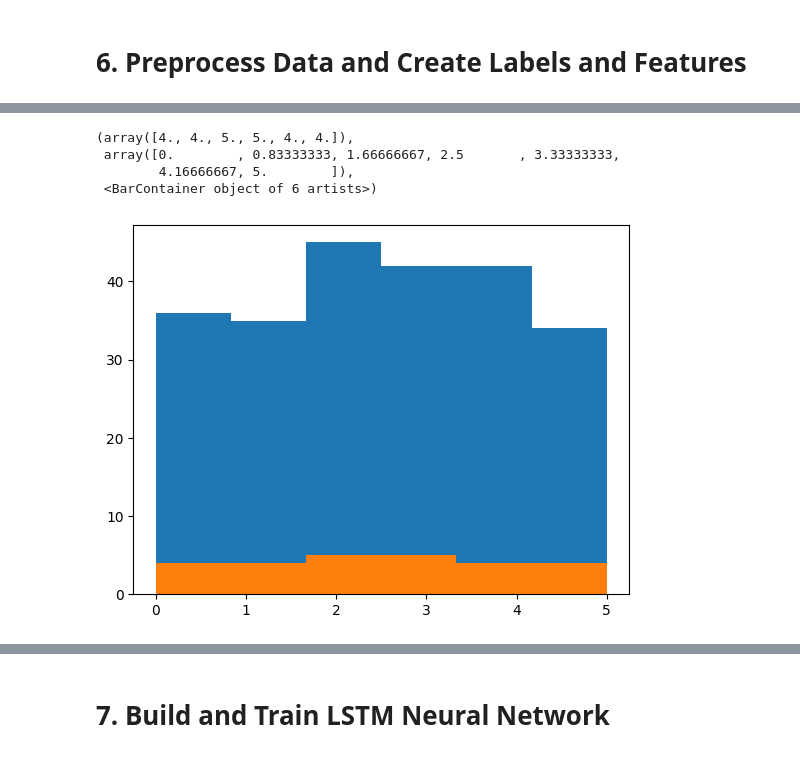
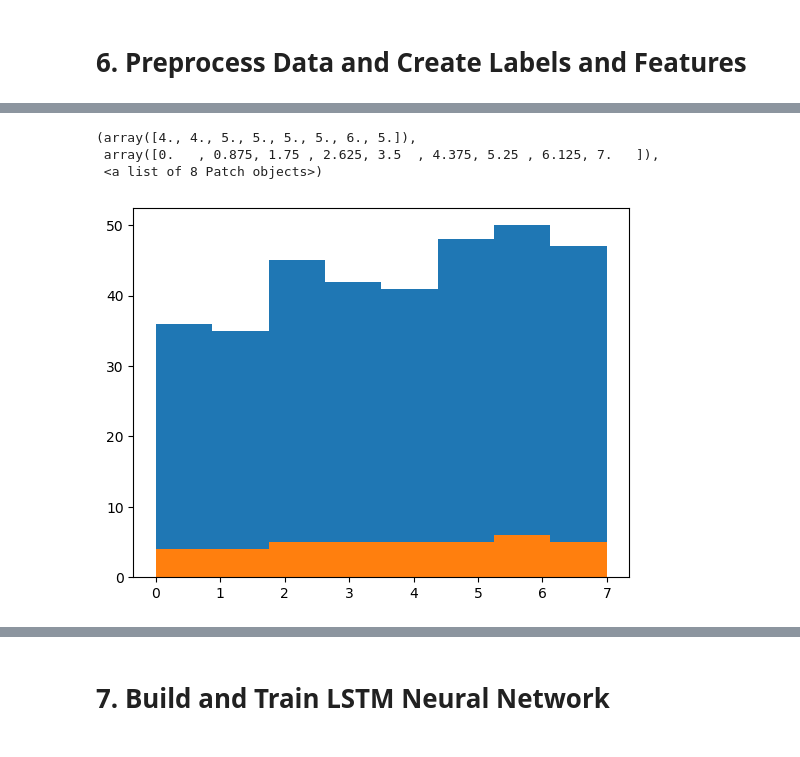
Before and after one commit to nhamcotdo/PBL-, a Jupyter notebook: CreateDataAndTrain/CreateDatasetAndTrain.ipynb, the cells around one changed output, grey strips where cells are left out. Saved outputs shown, nothing was run; the diff lists cells and outputs as text; code cells hidden in the pictures.

```diff
--- a/CreateDataAndTrain/CreateDatasetAndTrain.ipynb
+++ b/CreateDataAndTrain/CreateDatasetAndTrain.ipynb
@@ -255,4 +252,7 @@ To enable them in other operations, rebuild TensorFlow with the appropriate comp
 # %%
+actions = np.array(
+    ['Bye', 'Fine', 'Good', 'Hello', 'I', 'You', 'Love', 'None']
+    )
 label_map = {label:num for num, label in enumerate(actions)}
 label_map
 # %% [output]
@@ -274,22 +281,21 @@ y.shape
 # %%
 from sklearn.model_selection import StratifiedShuffleSplit
 
 # Define the splitter
 splitter = StratifiedShuffleSplit(n_splits=1, test_size=0.1, random_state=42)
 
 # Get the indices for splitting
 train_idx, test_idx = next(splitter.split(X, y))
 
 # Split the data into train and test sets
-X_train = X[train_idx]
+X_train_val = X[train_idx]
 X_test = X[test_idx]
-y_train = y[train_idx]
+y_train_val = y[train_idx]
 y_test = y[test_idx]
-plt.hist(np.argmax(y_train, 1), bins=6, label=label_map)
-plt.hist(np.argmax(y_test, 1), bins=6, label=label_map)
+plt.hist(np.argmax(y_train_val, 1), bins=8, label=label_map)
+plt.hist(np.argmax(y_test, 1), bins=8, label=label_map)
 # %% [output]
-(array([4., 4., 5., 5., 4., 4.]),
- array([0.        , 0.83333333, 1.66666667, 2.5       , 3.33333333,
-        4.16666667, 5.        ]),
- <BarContainer object of 6 artists>)
+(array([4., 4., 5., 5., 5., 5., 6., 5.]),
+ array([0.   , 0.875, 1.75 , 2.625, 3.5  , 4.375, 5.25 , 6.125, 7.   ]),
+ <a list of 8 Patch objects>)
-[figure, old version]
+[figure, new version]
```
Also changed, not shown: parts of 31 cells of this notebook, 16 other files.
